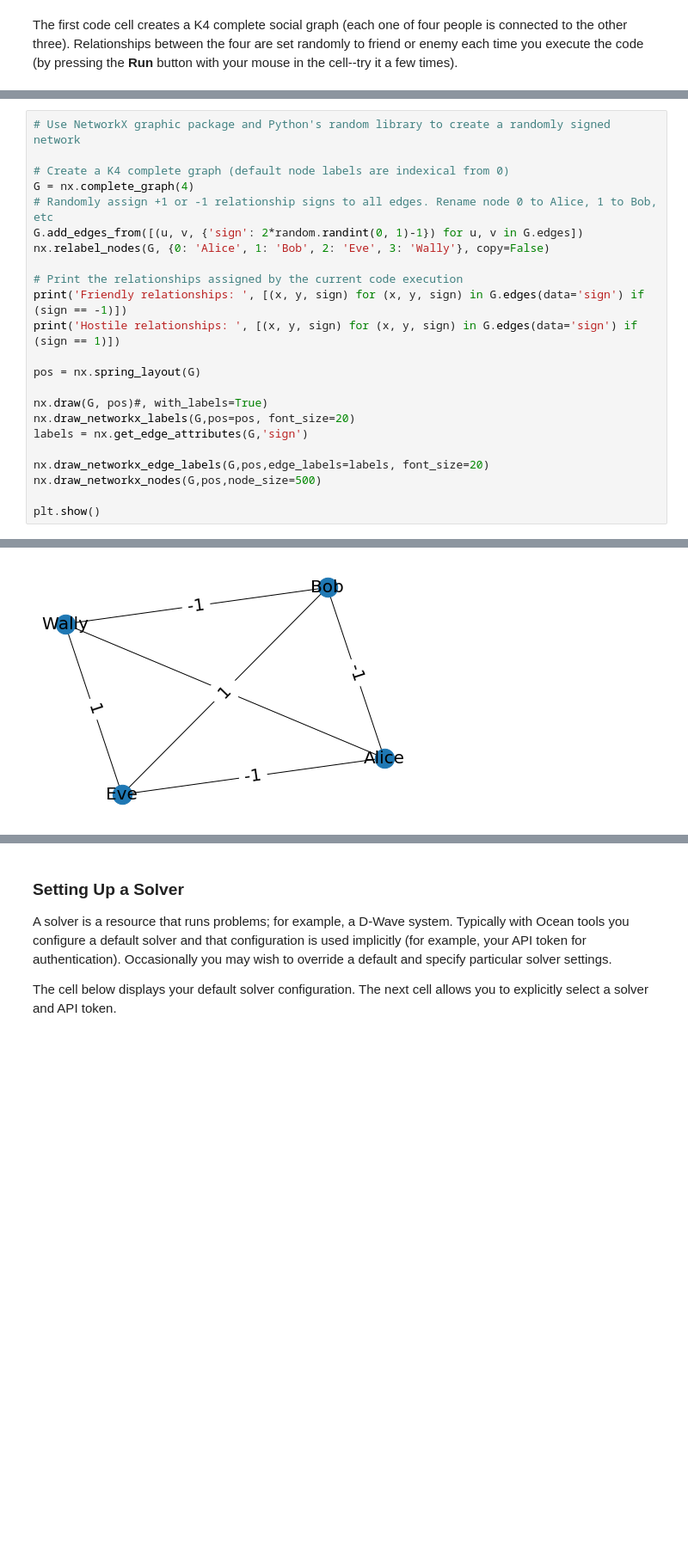
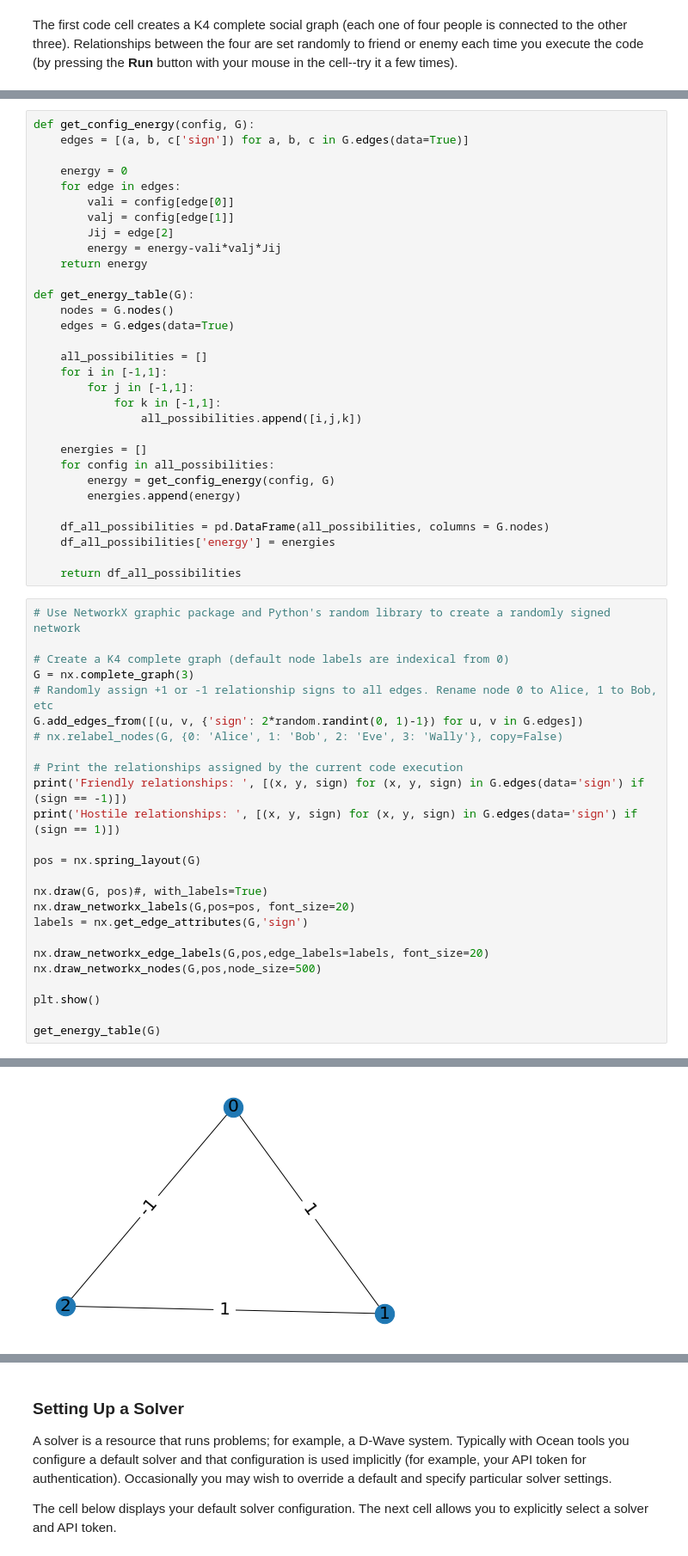
Before and after one commit to mledall/quantum_computing, a Jupyter notebook: Structural_imbalance_benchmarking.ipynb, the cells around one changed output, grey strips where cells are left out. Shown at 86% size. Saved outputs shown, nothing was run; the diff lists cells and outputs as text; blank space fills up the shorter version.

```diff
--- a/Structural_imbalance_benchmarking.ipynb
+++ b/Structural_imbalance_benchmarking.ipynb
@@ -74,11 +77,42 @@ The first code cell creates a K4 complete social graph (each one of four people
+# %%
+def get_config_energy(config, G):
+    edges = [(a, b, c['sign']) for a, b, c in G.edges(data=True)]
+
+    energy = 0
+    for edge in edges:
+        vali = config[edge[0]]
+        valj = config[edge[1]]
+        Jij = edge[2]
+        energy = energy-vali*valj*Jij
+    return energy
+
+def get_energy_table(G):
+    nodes = G.nodes()
+    edges = G.edges(data=True)
+
+    all_possibilities = []
+    for i in [-1,1]:
+        for j in [-1,1]:
+            for k in [-1,1]:
+                all_possibilities.append([i,j,k])
+
+    energies = []
+    for config in all_possibilities:
+        energy = get_config_energy(config, G)
+        energies.append(energy)
+
+    df_all_possibilities = pd.DataFrame(all_possibilities, columns = G.nodes)
+    df_all_possibilities['energy'] = energies
+
+    return df_all_possibilities
 # %%
 # Use NetworkX graphic package and Python's random library to create a randomly signed network
 
 # Create a K4 complete graph (default node labels are indexical from 0)
-G = nx.complete_graph(4)
+G = nx.complete_graph(3)
 # Randomly assign +1 or -1 relationship signs to all edges. Rename node 0 to Alice, 1 to Bob, etc
 G.add_edges_from([(u, v, {'sign': 2*random.randint(0, 1)-1}) for u, v in G.edges])
-nx.relabel_nodes(G, {0: 'Alice', 1: 'Bob', 2: 'Eve', 3: 'Wally'}, copy=False)
+# nx.relabel_nodes(G, {0: 'Alice', 1: 'Bob', 2: 'Eve', 3: 'Wally'}, copy=False)
 
 # Print the relationships assigned by the current code execution
 print('Friendly relationships: ', [(x, y, sign) for (x, y, sign) in G.edges(data='sign') if (sign == -1)])
@@ -94,4 +128,6 @@ nx.draw_networkx_edge_labels(G,pos,edge_labels=labels, font_size=20)
 nx.draw_networkx_nodes(G,pos,node_size=500)
 
 plt.show()
+
+get_energy_table(G)
 # %% [output]
@@ -100 +136 @@ Hostile relationships:  [('Alice', 'Wally', 1), ('Bob', 'Eve', 1), ('Eve', 'Wall
-[figure, old version]
+[figure, new version]
```
Also changed, not shown: parts of 14 cells of this notebook.
